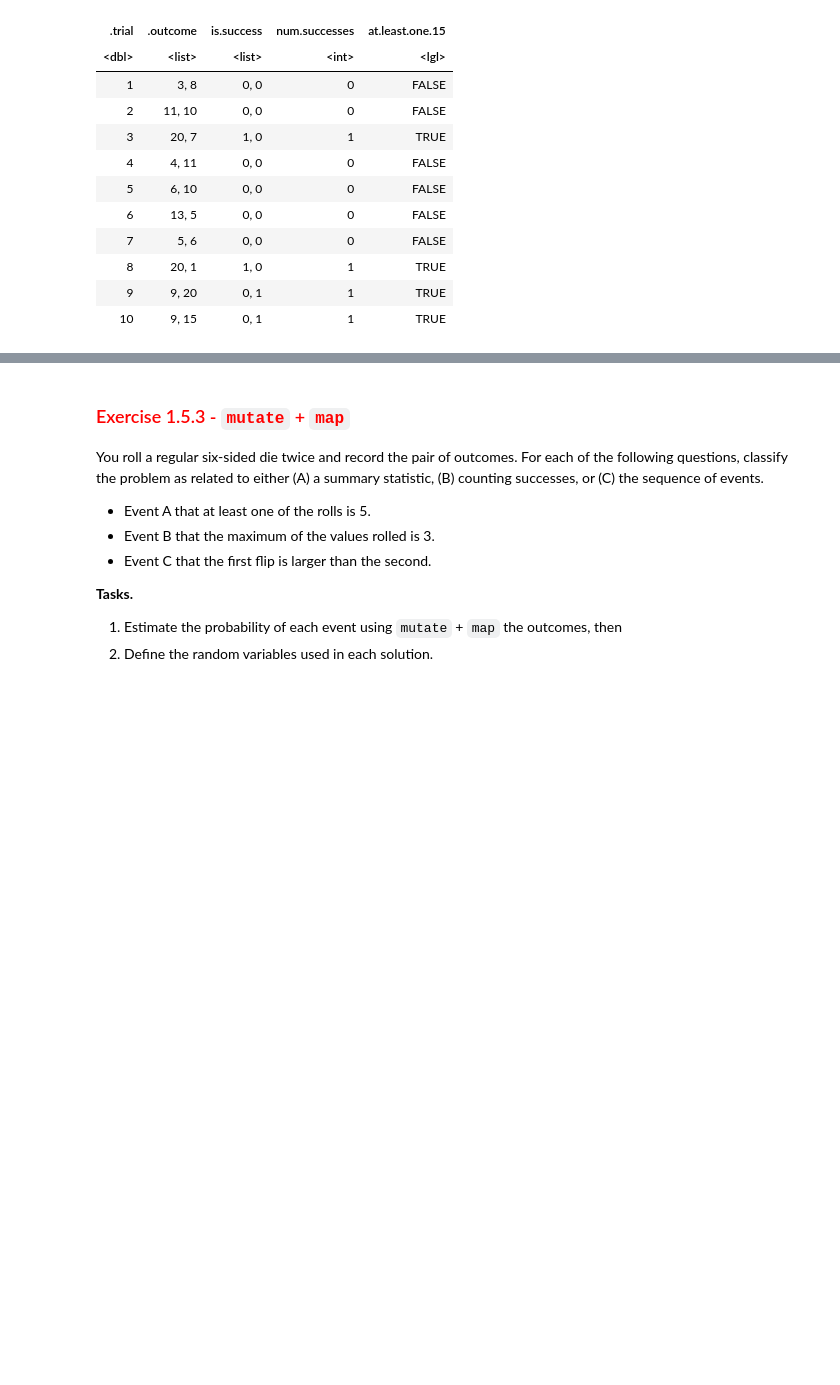
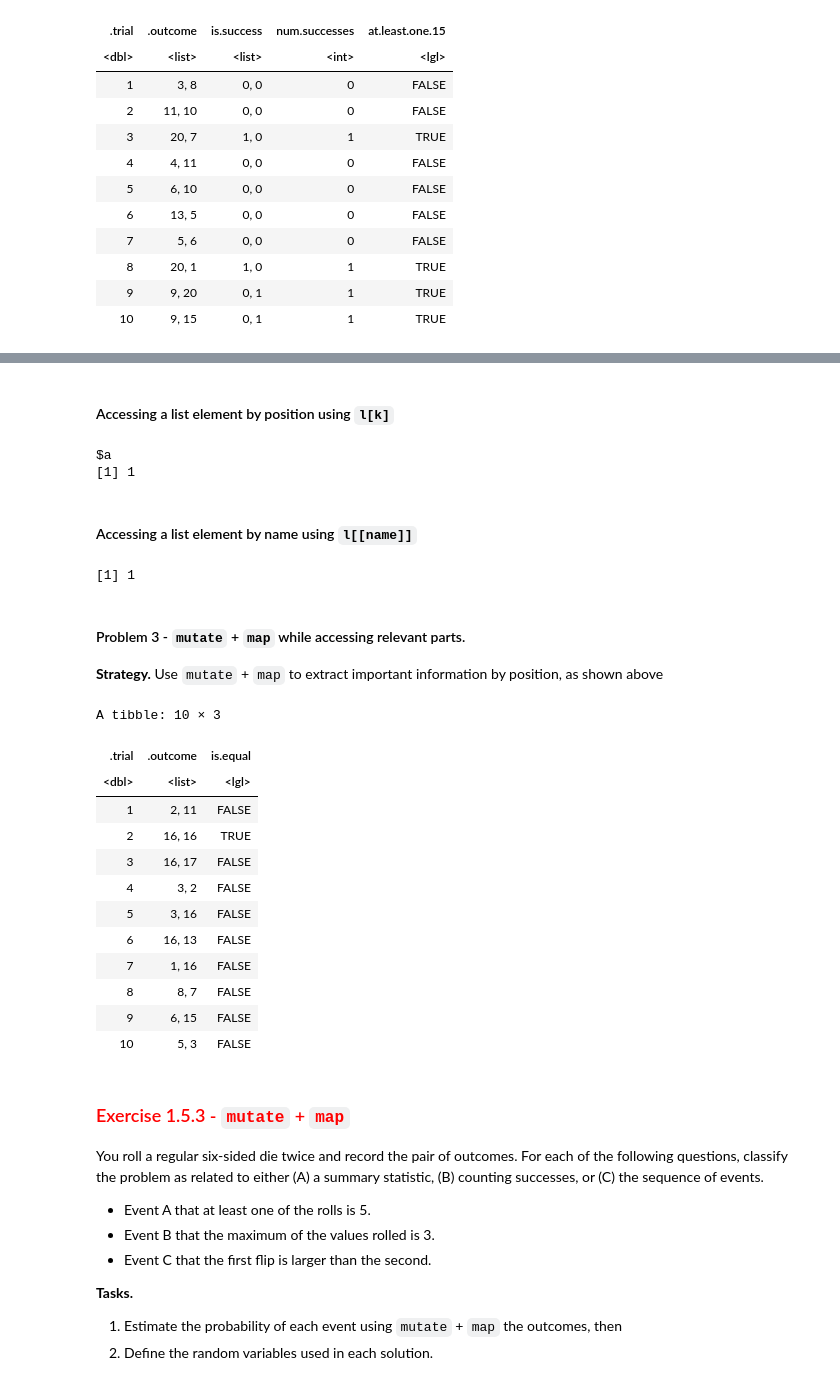
Before and after one commit to yardsale8/probability_simulations_in_R, a Jupyter notebook: 1_5_transforming_compound_outcomes.ipynb, the cells around one changed output, grey strips where cells are left out. Saved outputs shown, nothing was run; the diff lists cells and outputs as text; code cells hidden in the pictures; blank space fills up the shorter version.

```diff
--- a/1_5_transforming_compound_outcomes.ipynb
+++ b/1_5_transforming_compound_outcomes.ipynb
@@ -359,3 +358,41 @@ A tibble: 10 × 5
+# %% [markdown]
+#### Accessing a list element by position using `l[k]`
+# %%
+l[1]
+# %% [output]
+$a
+[1] 1
+# %% [markdown]
+#### Accessing a list element by name using `l[[name]]`
+# %%
+l[['a']]
+# %% [output]
+[1] 1
+# %% [markdown]
+#### Problem 3 - `mutate` + `map` while accessing relevant parts.
+
+
+**Strategy.** Use `mutate` + `map` to extract important information by position, as shown above
+# %%
+N <- 10
+(replicate(N, sample(1:20, 2, replace=TRUE))
+%>% mutate(is.equal = map_lgl(.outcome, \(v) v[1] == v[2])) # Extract position ==> get Boolean
+# %>% estimate_all_prob
+)
+# %% [output]
+A tibble: 10 × 3
+| .trial | .outcome | is.equal |
+| <dbl> | <list> | <lgl> |
+| 1 | 2, 11 | FALSE |
+| 2 | 16, 16 | TRUE |
+| 3 | 16, 17 | FALSE |
+| 4 | 3, 2 | FALSE |
+| 5 | 3, 16 | FALSE |
+| 6 | 16, 13 | FALSE |
+| 7 | 1, 16 | FALSE |
+| 8 | 8, 7 | FALSE |
+| 9 | 6, 15 | FALSE |
+| 10 | 5, 3 | FALSE |
 # %% [markdown]
 ### <font color="red"> Exercise 1.5.3 - `mutate` + `map`</font>
 
```
Also changed, not shown: parts of 6 cells of this notebook.
